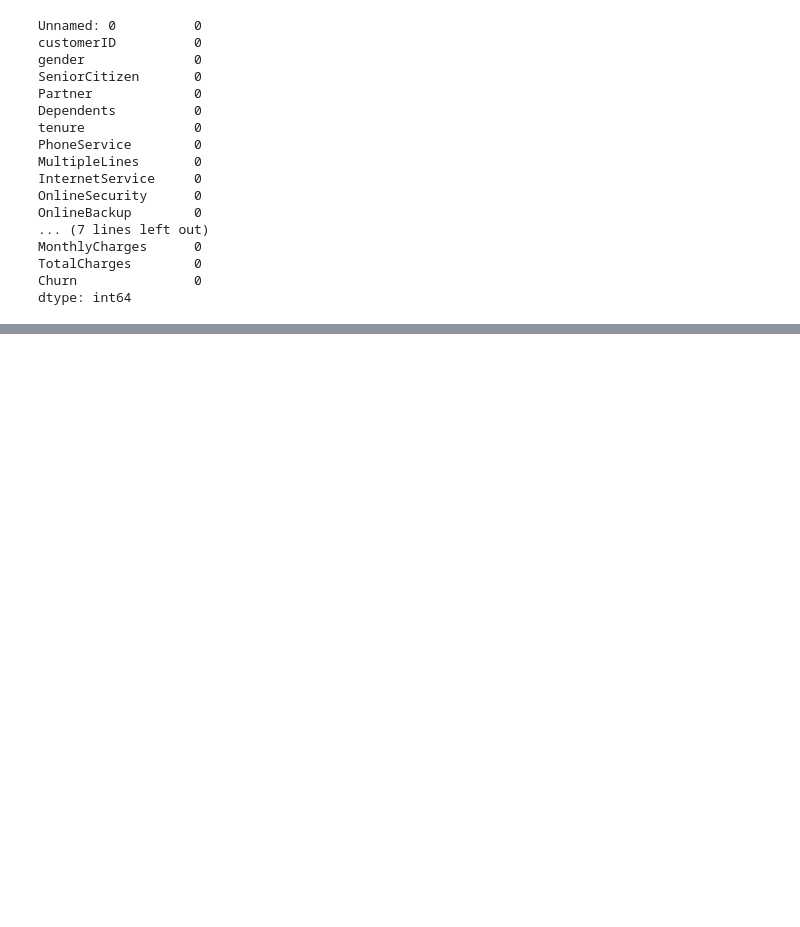
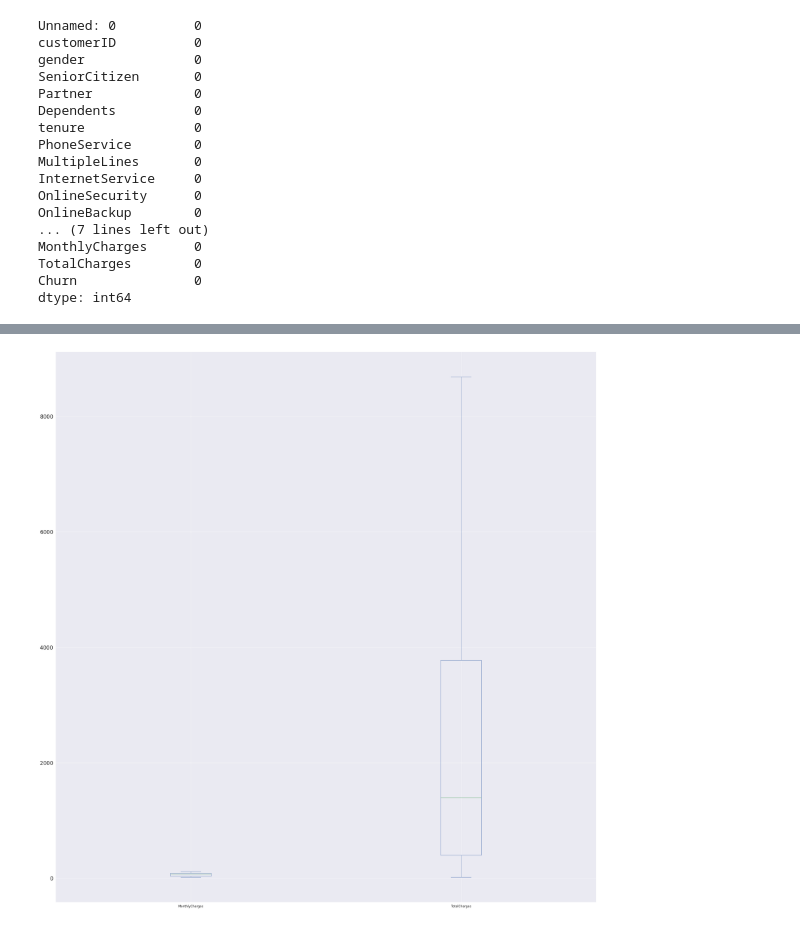
Before and after one commit to GerardoGrana/portfolio, a Jupyter notebook: credit_prediction/notebooks/exploratory.ipynb, the cells around one changed output, grey strips where cells are left out. Cells and saved outputs as stored; diff of their text form; code cells hidden in the pictures; blank space fills up the shorter version.

Commit message:
Outliers remotion

```diff
--- a/credit_prediction/notebooks/exploratory.ipynb
+++ b/credit_prediction/notebooks/exploratory.ipynb
@@ -151 +153,16 @@ df_churn.sample(5)
 5 rows × 22 columns
+# %%
+numeric_features = df_churn[['MonthlyCharges','TotalCharges']]
+# %%
+# Visualizacion de outliers
+
+plt.rcParams["figure.figsize"] = [30, 30]
+plt.rcParams["figure.autolayout"] = True
+
+ax = numeric_features[['MonthlyCharges','TotalCharges']].plot(kind='box')
+plt.xticks(fontsize=12)
+plt.yticks(fontsize=20)
+
+plt.show()
+# %% [output]
+[figure, added]
```
Also changed, not shown: parts of 9 cells of this notebook.
